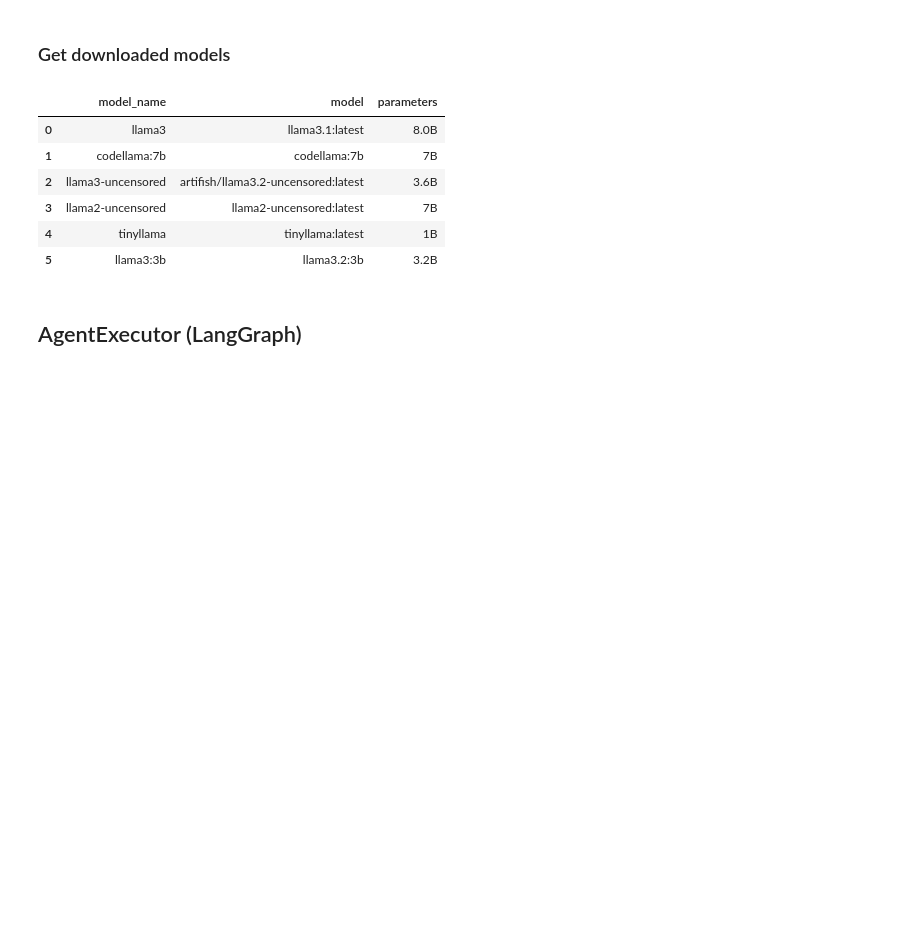
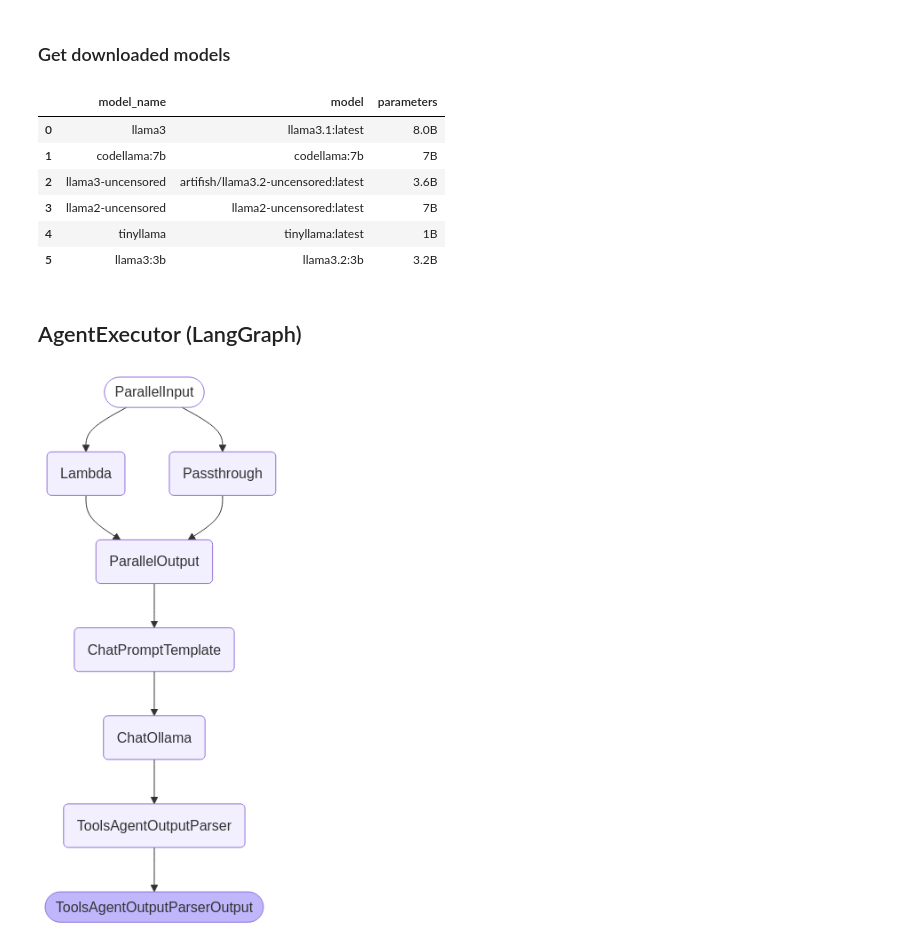
Before and after one commit to husain3012/langgraph-experiments, a Jupyter notebook: langhraphs.ipynb, the cells around one changed output. Drawn from its saved outputs; the diff is of its cells as text; code cells hidden in the pictures; blank space fills up the shorter version.

```diff
--- a/langhraphs.ipynb
+++ b/langhraphs.ipynb
@@ -59,24 +59,26 @@ df
 # %%
 
 from langchain_community.tools import TavilySearchResults
 from langchain.agents import  create_tool_calling_agent
 
 llm = ChatOllama(
     model=models['llama3:3b']['name'],
     temperature=0.5
 )
 
 prompt = ChatPromptTemplate.from_messages(
     messages=[
     ("system", """You are a helpful AI assistant that answers questions precisely."""),
     MessagesPlaceholder(variable_name='chat_history'),
     ("user", "{prompt}"),
     MessagesPlaceholder(variable_name='agent_scratchpad')
 
 ])
 
 tools = [TavilySearchResults(max_results=2)]
 
 agent = create_tool_calling_agent(llm, tools, prompt=prompt)
 
-display_png(agent.get_graph().draw_mermaid_png())
+display(Image(agent.get_graph().draw_mermaid_png()))
+# %% [output]
+[figure, added]
```
Also changed, not shown: parts of 1 cell of this notebook, 1 other file.
